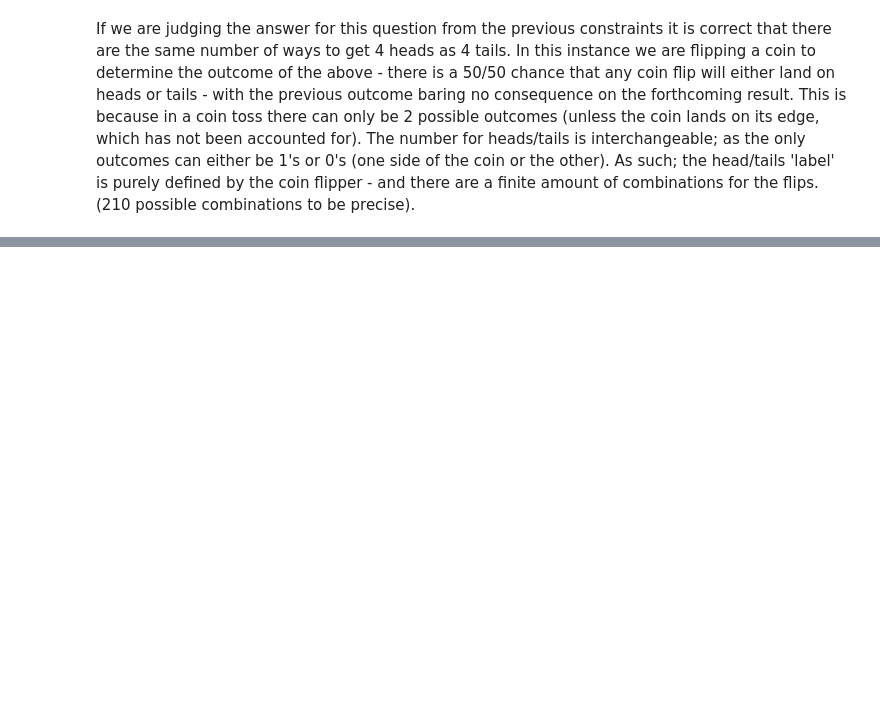
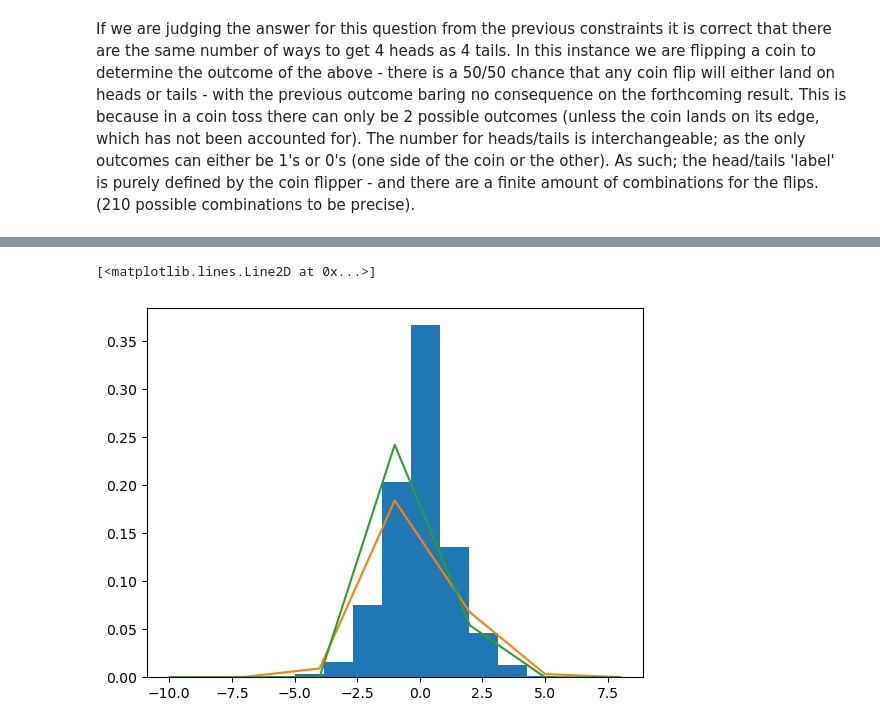
Before and after one commit to SeanE15/Fundamentals-for-Data-Analysis, a Jupyter notebook: Practicals/02 - Randomness Exercises - Sean Elliott.ipynb, the cells around one changed output, grey strips where cells are left out. Drawn from its saved outputs; the diff is of its cells as text; code cells hidden in the pictures; blank space fills up the shorter version.

```diff
--- a/Practicals/02 - Randomness Exercises - Sean Elliott.ipynb
+++ b/Practicals/02 - Randomness Exercises - Sean Elliott.ipynb
@@ -48,0 +105,21 @@ If we are judging the answer for this question from the previous constraints it
+# %%
+#https://numpy.org/doc/stable/reference/random/generated/numpy.random.Generator.laplace.html#numpy.random.Generator.laplace
+
+
+plot3 = np.random.default_rng().laplace(loc, scale, 1000)
+count, bins, ignored = plt.hist(plot3, 10, density=True)
+loc, scale = 0., 1.
+
+
+#adjusted parameters of laplace so that the graph is easier to understand.
+x = np.arange(-10, 10, 3)
+pdf = np.exp(-abs(x-loc)/scale)/(2.*scale)
+plt.plot(x,pdf)
+
+#Gaussian plotted (aka Normal Distribution plotted for comparison)
+g = (1/(scale * np.sqrt(2 * np.pi)) *
+np.exp(-(x - loc)**2 / (2 * scale**2)))
+plt.plot(x,g)
+# %% [output]
+[<matplotlib.lines.Line2D at 0x...>]
+[figure, added]
```
Also changed, not shown: parts of 4 cells of this notebook, 1 other file.
